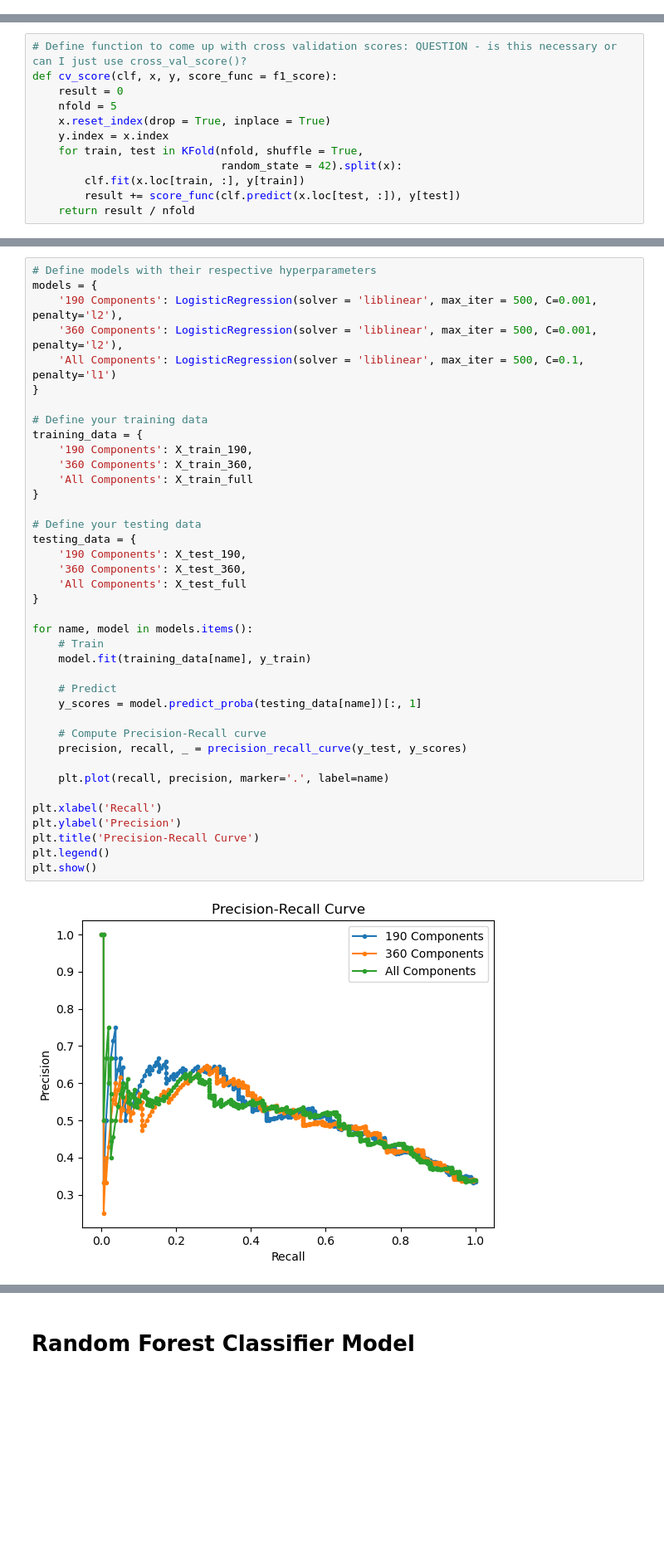
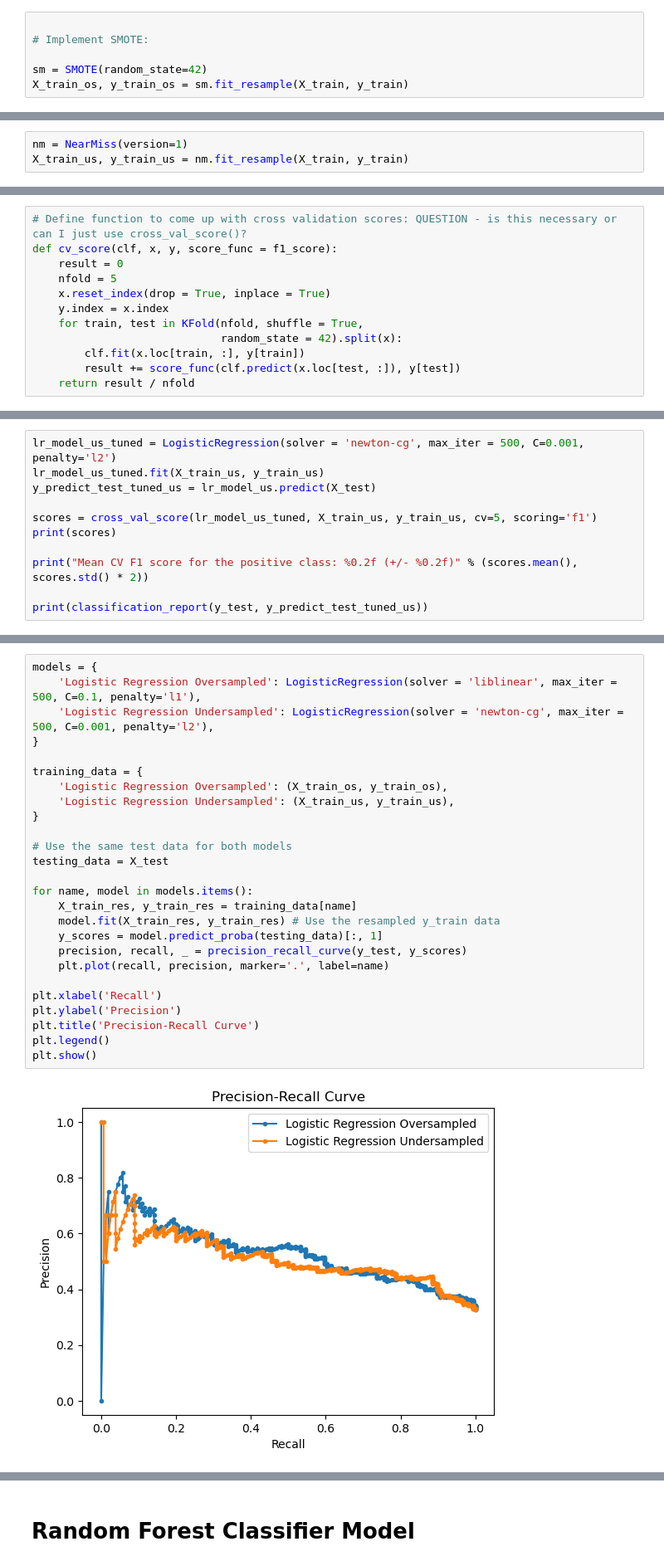
Before and after one commit to aerbsen/Springboard, a Jupyter notebook: Capstone Project 2/capstone2_modeling.ipynb, the cells around one changed output, grey strips where cells are left out. Shown at 83% size. Cells and saved outputs as stored; diff of their text form; blank space fills up the shorter version.

Commit message:
redid models comparing over and undersampling

```diff
--- a/Capstone Project 2/capstone2_modeling.ipynb
+++ b/Capstone Project 2/capstone2_modeling.ipynb
@@ -131,0 +115,6 @@ NOTE: I don't really know what to do with this, but the first two plots with PCA
+# %%
+
+# Implement SMOTE:
+
+sm = SMOTE(random_state=42)
+X_train_os, y_train_os = sm.fit_resample(X_train, y_train)
@@ -131,0 +133,3 @@ NOTE: I don't really know what to do with this, but the first two plots with PCA
+# %%
+nm = NearMiss(version=1)
+X_train_us, y_train_us = nm.fit_resample(X_train, y_train)
@@ -402,0 +381,11 @@ weighted avg       0.81      0.81      0.80       476
+# %%
+lr_model_us_tuned = LogisticRegression(solver = 'newton-cg', max_iter = 500, C=0.001, penalty='l2')
+lr_model_us_tuned.fit(X_train_us, y_train_us)
+y_predict_test_tuned_us = lr_model_us.predict(X_test)
+
+scores = cross_val_score(lr_model_us_tuned, X_train_us, y_train_us, cv=5, scoring='f1')
+print(scores)
+
+print("Mean CV F1 score for the positive class: %0.2f (+/- %0.2f)" % (scores.mean(), scores.std() * 2))
+
+print(classification_report(y_test, y_predict_test_tuned_us))
@@ -424,41 +422,28 @@ with our untuned model, for all components our test set had a f1 score of 0.64 f
 # %%
-# Define models with their respective hyperparameters
 models = {
-    '190 Components': LogisticRegression(solver = 'liblinear', max_iter = 500, C=0.001, penalty='l2'),
-    '360 Components': LogisticRegression(solver = 'liblinear', max_iter = 500, C=0.001, penalty='l2'),
-    'All Components': LogisticRegression(solver = 'liblinear', max_iter = 500, C=0.1, penalty='l1')
+    'Logistic Regression Oversampled': LogisticRegression(solver = 'liblinear', max_iter = 500, C=0.1, penalty='l1'),
+    'Logistic Regression Undersampled': LogisticRegression(solver = 'newton-cg', max_iter = 500, C=0.001, penalty='l2'),
 }
 
-# Define your training data
 training_data = {
-    '190 Components': X_train_190,
-    '360 Components': X_train_360,
-    'All Components': X_train_full
+    'Logistic Regression Oversampled': (X_train_os, y_train_os),
+    'Logistic Regression Undersampled': (X_train_us, y_train_us),
 }
 
-# Define your testing data
-testing_data = {
-    '190 Components': X_test_190,
-    '360 Components': X_test_360,
-    'All Components': X_test_full
-}
+# Use the same test data for both models
+testing_data = X_test
 
 for name, model in models.items():
-    # Train
-    model.fit(training_data[name], y_train)
-
-    # Predict
-    y_scores = model.predict_proba(testing_data[name])[:, 1]
-
-    # Compute Precision-Recall curve
+    X_train_res, y_train_res = training_data[name]
+    model.fit(X_train_res, y_train_res) # Use the resampled y_train data
+    y_scores = model.predict_proba(testing_data)[:, 1]
     precision, recall, _ = precision_recall_curve(y_test, y_scores)
-
     plt.plot(recall, precision, marker='.', label=name)
 
 plt.xlabel('Recall')
 plt.ylabel('Precision')
 plt.title('Precision-Recall Curve')
 plt.legend()
 plt.show()
 # %% [output]
-[figure, old version]
+[figure, new version]
```
Also changed, not shown: parts of 184 cells of this notebook.
